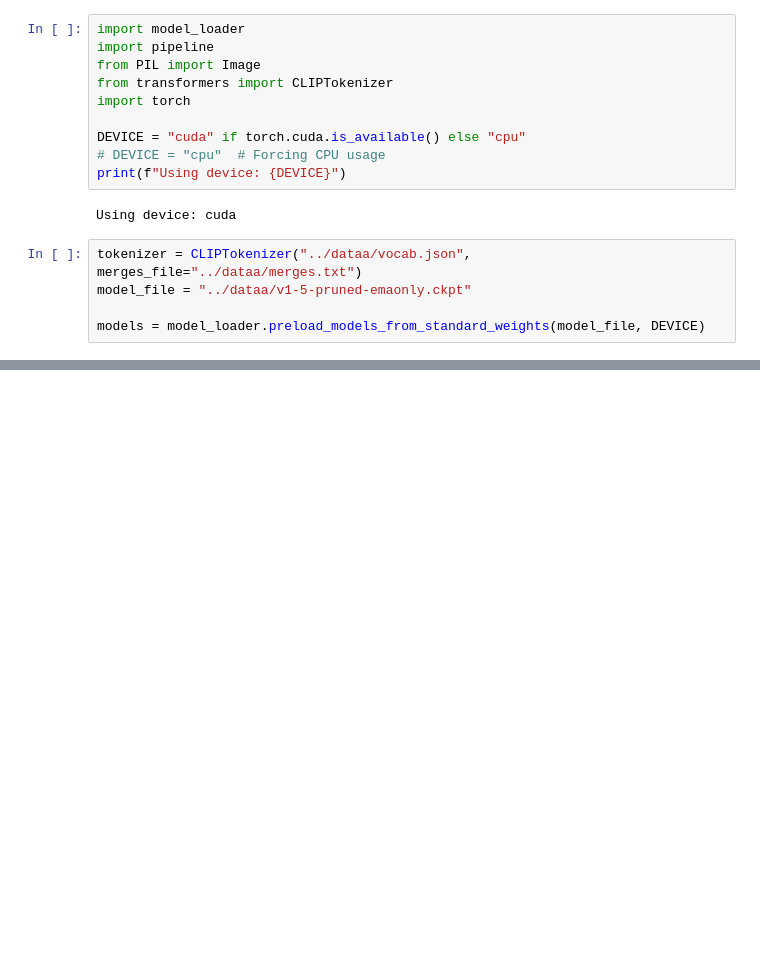
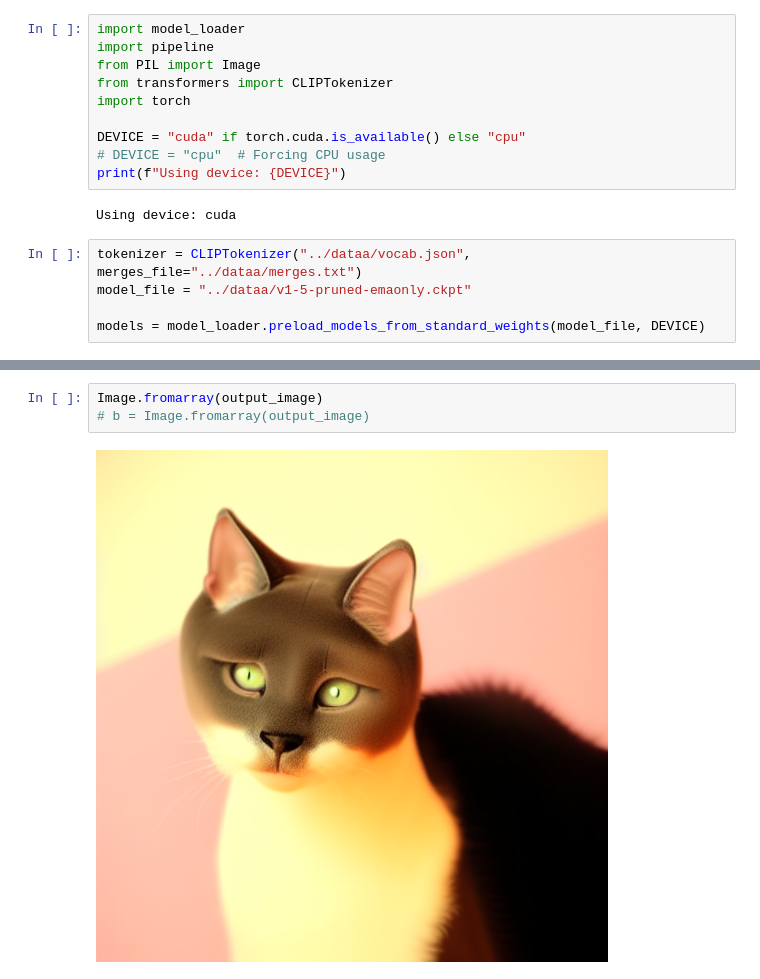
Before and after one commit to Asthag29/Stable_Diffusion, a Jupyter notebook: stable_diffusion/demo.ipynb, the cells around one changed output, grey strips where cells are left out. Saved outputs shown, nothing was run; the diff lists cells and outputs as text; blank space fills up the shorter version.

```diff
--- a/stable_diffusion/demo.ipynb
+++ b/stable_diffusion/demo.ipynb
@@ -139,0 +58,5 @@ Image.fromarray(output_image)
+# %%
+Image.fromarray(output_image)
+# b = Image.fromarray(output_image)
+# %% [output]
+[figure, added]
```
Also changed, not shown: parts of 4 cells of this notebook.
